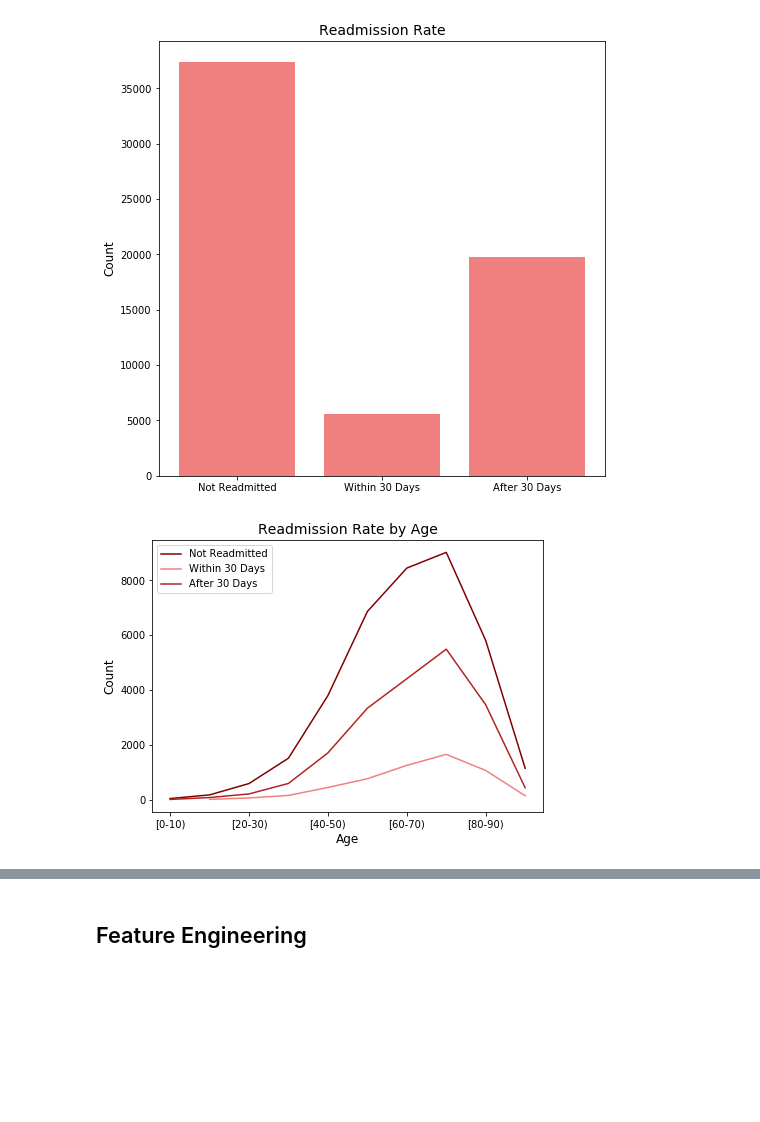
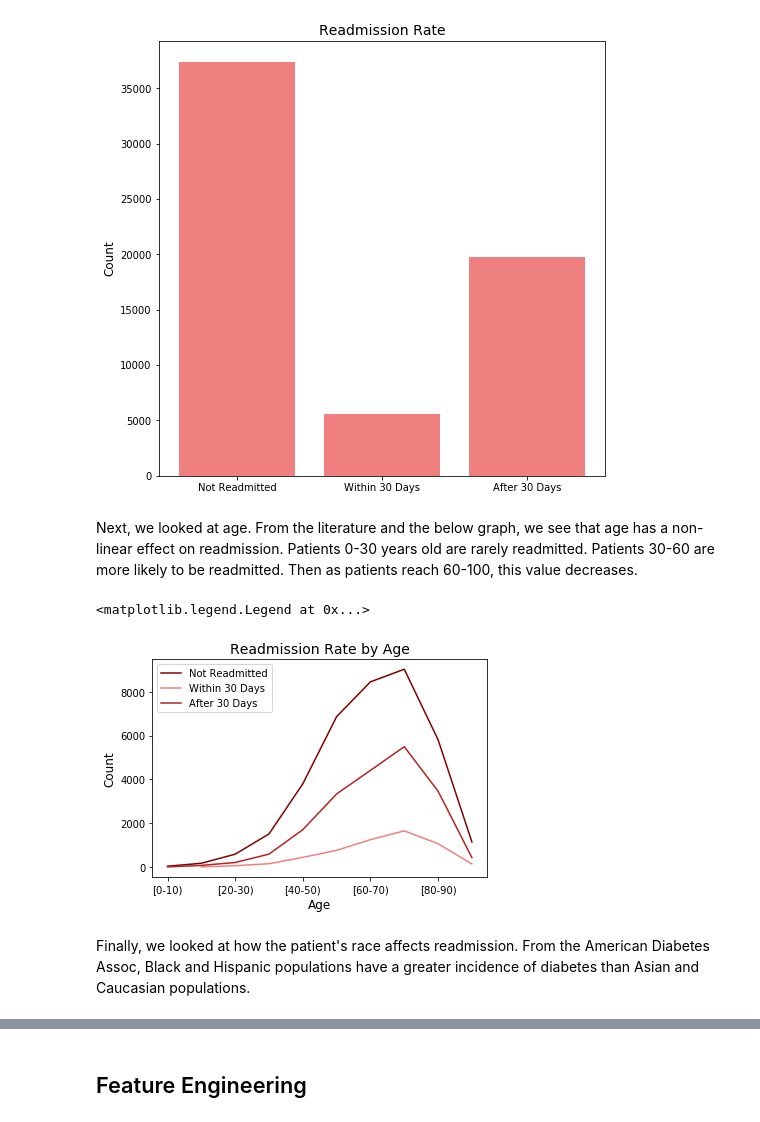
Before and after one commit to ArenCarpenter/Diabetes_Hospitalizations, a Jupyter notebook: Diabetes_Hospitalizations.ipynb, the cells around one changed output, grey strips where cells are left out. Saved outputs shown, nothing was run; the diff lists cells and outputs as text; code cells hidden in the pictures; blank space fills up the shorter version.

```diff
--- a/Diabetes_Hospitalizations.ipynb
+++ b/Diabetes_Hospitalizations.ipynb
@@ -83,17 +81,22 @@ plt.ylabel('Count', fontsize=12)
 plt.show()
 # %% [output]
 [figure]
+# %% [markdown]
+Next, we looked at age. From the literature and the below graph, we see that age has a non-linear effect on readmission. Patients 0-30 years old are rarely readmitted. Patients 30-60 are more likely to be readmitted. Then as patients reach 60-100, this value decreases.
 # %%
 age_prct = pd.DataFrame(df.groupby(by = 'age')['readmitted'].value_counts())
 # %%
-age_prct.unstack().plot(kind='line', color=['maroon', 'lightcoral', 'firebrick'], figsize=(7,5))
+age_prct.unstack().plot(kind='line', color=['maroon', 'lightcoral', 'firebrick'], figsize=(6,4))
 plt.xlabel('Age', fontsize=12)
 plt.ylabel('Count',fontsize=12)
 plt.title('Readmission Rate by Age', fontsize=14)
 plt.legend(['Not Readmitted', 'Within 30 Days', 'After 30 Days'])
 # plt.savefig('Readmit_vs_age.png')
 # %% [output]
+<matplotlib.legend.Legend at 0x...>
-[figure, old version]
+[figure, new version]
+# %% [markdown]
+Finally, we looked at how the patient's race affects readmission. From the American Diabetes Assoc, Black and Hispanic populations have a greater incidence of diabetes than Asian and Caucasian populations.
 # %%
 race_prct = pd.DataFrame(df.groupby(by = 'race')['readmitted'].value_counts(normalize = True))
 # %%
```
Also changed, not shown: parts of 108 cells of this notebook, 4 other files.
